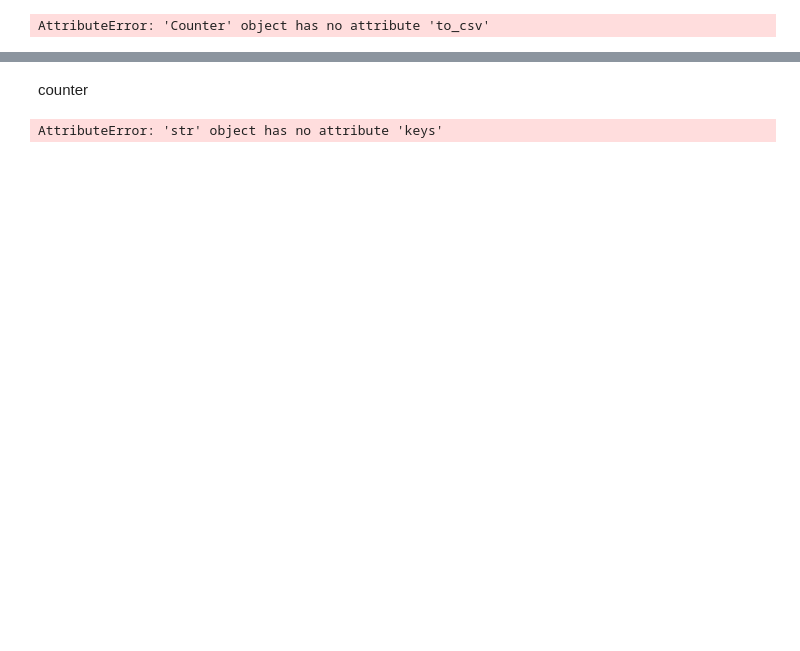
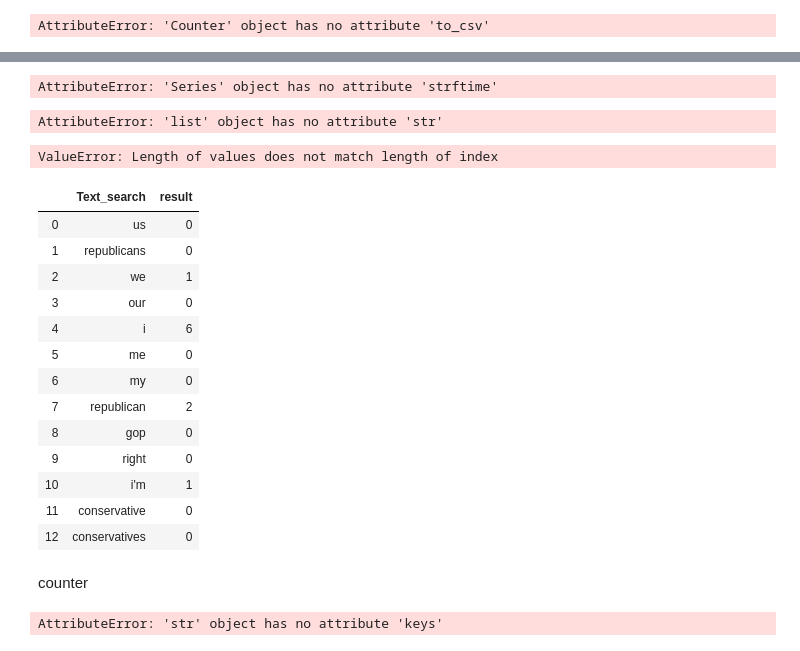
Before and after one commit to cselleck/data-viz-group-project, a Jupyter notebook: tweet_scrape.ipynb, the cells around one changed output, grey strips where cells are left out. Cells and saved outputs as stored; diff of their text form; code cells hidden in the pictures; blank space fills up the shorter version.

```diff
--- a/tweet_scrape.ipynb
+++ b/tweet_scrape.ipynb
@@ -167,3 +220,11 @@ temp_df["us_count"]=
+# %%
+import datetime
+from dateutil.relativedelta import relativedelta
+from datetime import date
+
+temp_df['new_time']=temp_df['created_at'].strftime('%Y%m%d')
+# %% [output]
+AttributeError: 'Series' object has no attribute 'strftime'
 # %%
 us = ["us", "republicans", "we", "our", "i", "me", "my", "republican", "gop", "right", "i'm", "conservative", "conservatives"]
 them = ["they", "them", "dems", "democrats", "failing", "schumer", "pelosi", "left", "democratic", "radical", "libs", "liberal", "liberals"]
@@ -181,15 +231,60 @@ def search_func(row):
 # %%
 # create text searches and match column
-temp_df["us_count"] = df["Employer"].str.lower().str.split()
-df["Match"] = df.apply(search_func, axis=1)
+temp_df["Text_search"] = us.str.lower().str.split()
+temp_df["result"] = df.apply(search_func, axis=1)
 
 # show result
-print(df)
+print(temp_df)
 
 
 
 #for sentence in my_list:
 #    counts.update(words.findall(sentence.lower()))
+# %% [output]
+AttributeError: 'list' object has no attribute 'str'
+# %%
+us = ["us", "republicans", "we", "our", "i", "me", "my", "republican", "gop", "right", "i'm", "conservative", "conservatives"]
+df = pd.DataFrame()
+temp_df["text"]=[word.lower() for word in us] # you won't need this bc they are all lowercase anyway
+
+def search_row(word, text):
+    return text.lower().count(word.lower())
+
+example = "here is a really long string of random stuf ... asdf as alwek naskdf n republican, repucliban republican I'm"
+
+df["result"]=df.apply(lambda row: search_row(row["text"], temp_df[2]), axis=1)
+
+
+
+us = ["us", "republicans", "we", "our", "i", "me", "my", "republican", "gop", "right", "i'm", "conservative", "conservatives"]
+df = pd.DataFrame()
+df["Text_search"]=[word.lower() for word in us] # you won't need this bc they are all lowercase anyway
+
+def search_row(word, text):
+   return text.lower().count(word.lower())
+
+ example = "here is a really long string of random stuf ... asdf as alwek naskdf n republican, repucliban republican I'm"
+
+df["result"]=df.apply(lambda row: search_row(row["Text_search"], example), axis=1)
+# %% [output]
+ValueError: Length of values does not match length of index
+# %%
+df
+# %% [output]
+|  | Text_search | result |
+| 0 | us | 0 |
+| 1 | republicans | 0 |
+| 2 | we | 1 |
+| 3 | our | 0 |
+| 4 | i | 6 |
+| 5 | me | 0 |
+| 6 | my | 0 |
+| 7 | republican | 2 |
+| 8 | gop | 0 |
+| 9 | right | 0 |
+| 10 | i'm | 1 |
+| 11 | conservative | 0 |
+| 12 | conservatives | 0 |
 # %% [markdown]
 
 counter
```
Also changed, not shown: parts of 8 cells of this notebook, 3 other files.
